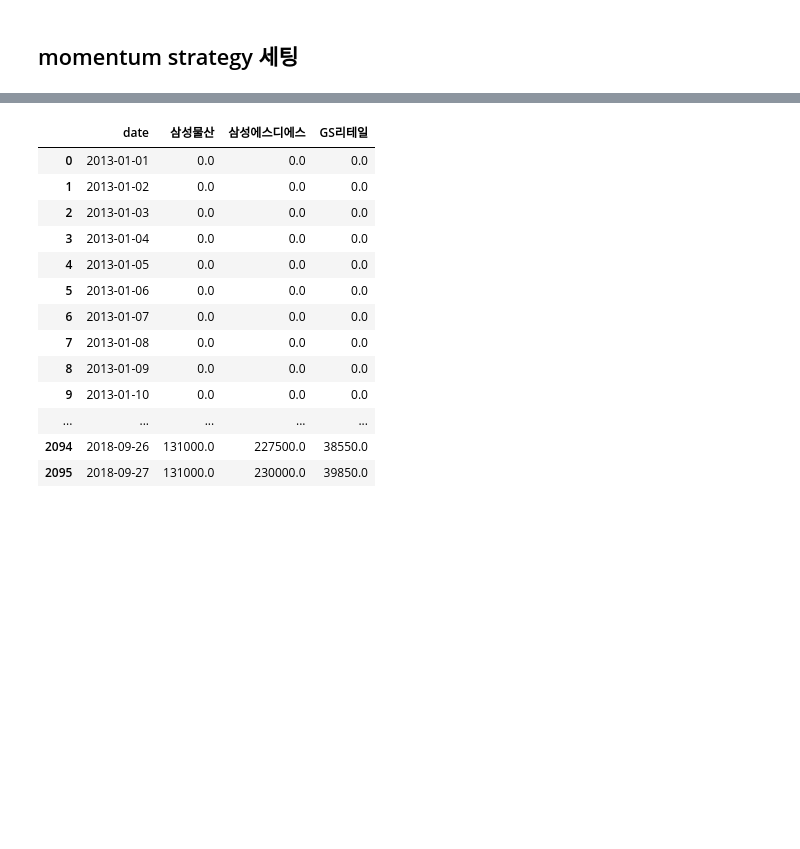
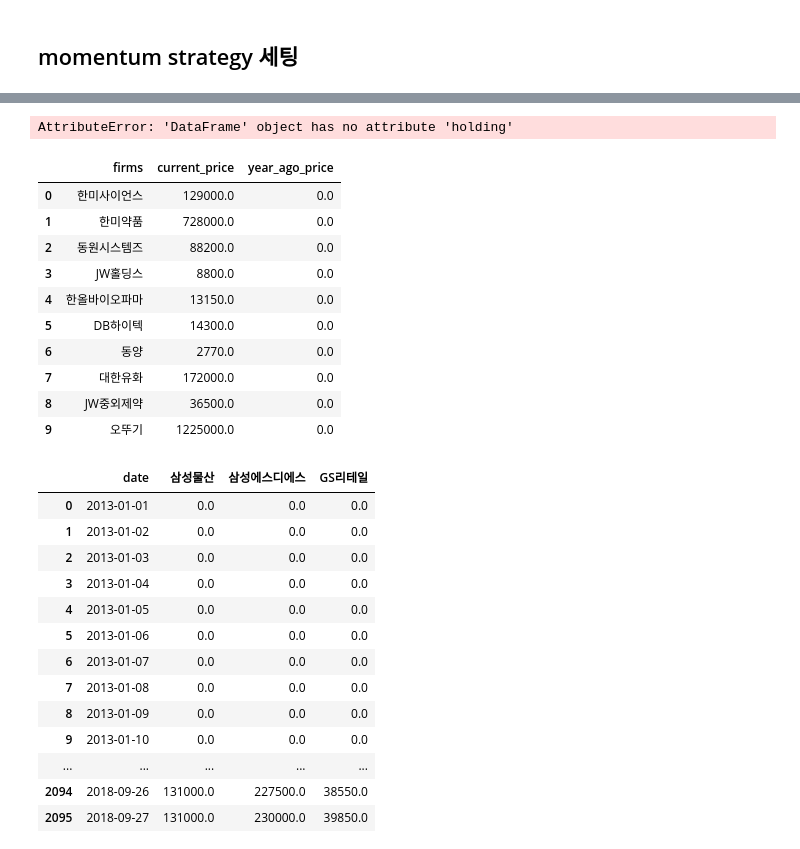
Before and after one commit to jaepil-choi/2018-2_FI_hw1, a Jupyter notebook: strategy1.ipynb, the cells around one changed output, grey strips where cells are left out. Cells and saved outputs as stored; diff of their text form; code cells hidden in the pictures; blank space fills up the shorter version.

```diff
--- a/strategy1.ipynb
+++ b/strategy1.ipynb
@@ -253,0 +253,4 @@ Name: 736, Length: 203, dtype: object
+# %%
+s1.after_t_return()
+# %% [output]
+AttributeError: 'DataFrame' object has no attribute 'holding'
@@ -254,3 +265,17 @@ Name: 736, Length: 203, dtype: object
+# %%
+top10
+# %% [output]
+|  | firms | current_price | year_ago_price |
+| 0 | 한미사이언스 | 129000.0 | 0.0 |
+| 1 | 한미약품 | 728000.0 | 0.0 |
+| 2 | 동원시스템즈 | 88200.0 | 0.0 |
+| 3 | JW홀딩스 | 8800.0 | 0.0 |
+| 4 | 한올바이오파마 | 13150.0 | 0.0 |
+| 5 | DB하이텍 | 14300.0 | 0.0 |
+| 6 | 동양 | 2770.0 | 0.0 |
+| 7 | 대한유화 | 172000.0 | 0.0 |
+| 8 | JW중외제약 | 36500.0 | 0.0 |
+| 9 | 오뚜기 | 1225000.0 | 0.0 |
 # %%
 # ax = test.plot(x='date', y='삼성물산', kind='bar')
 
```
Also changed, not shown: parts of 16 cells of this notebook.
